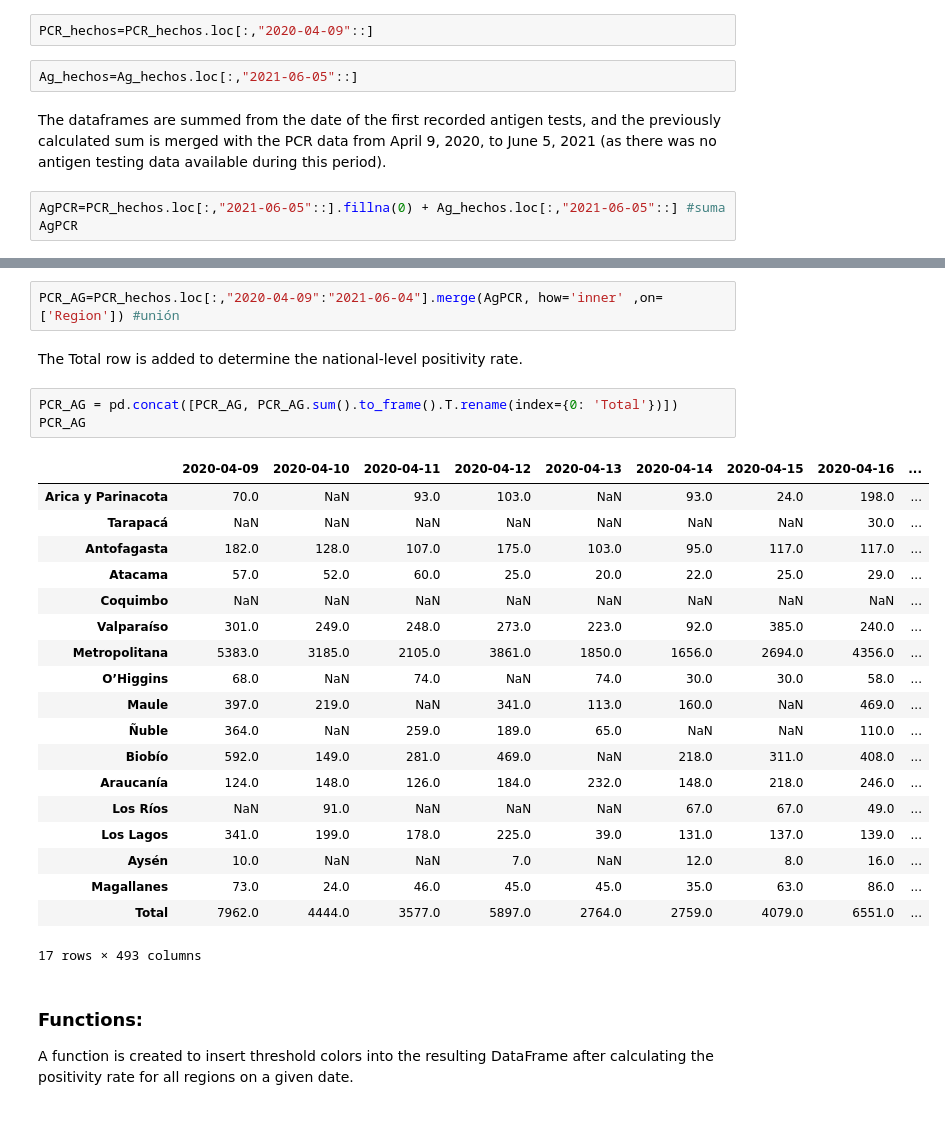
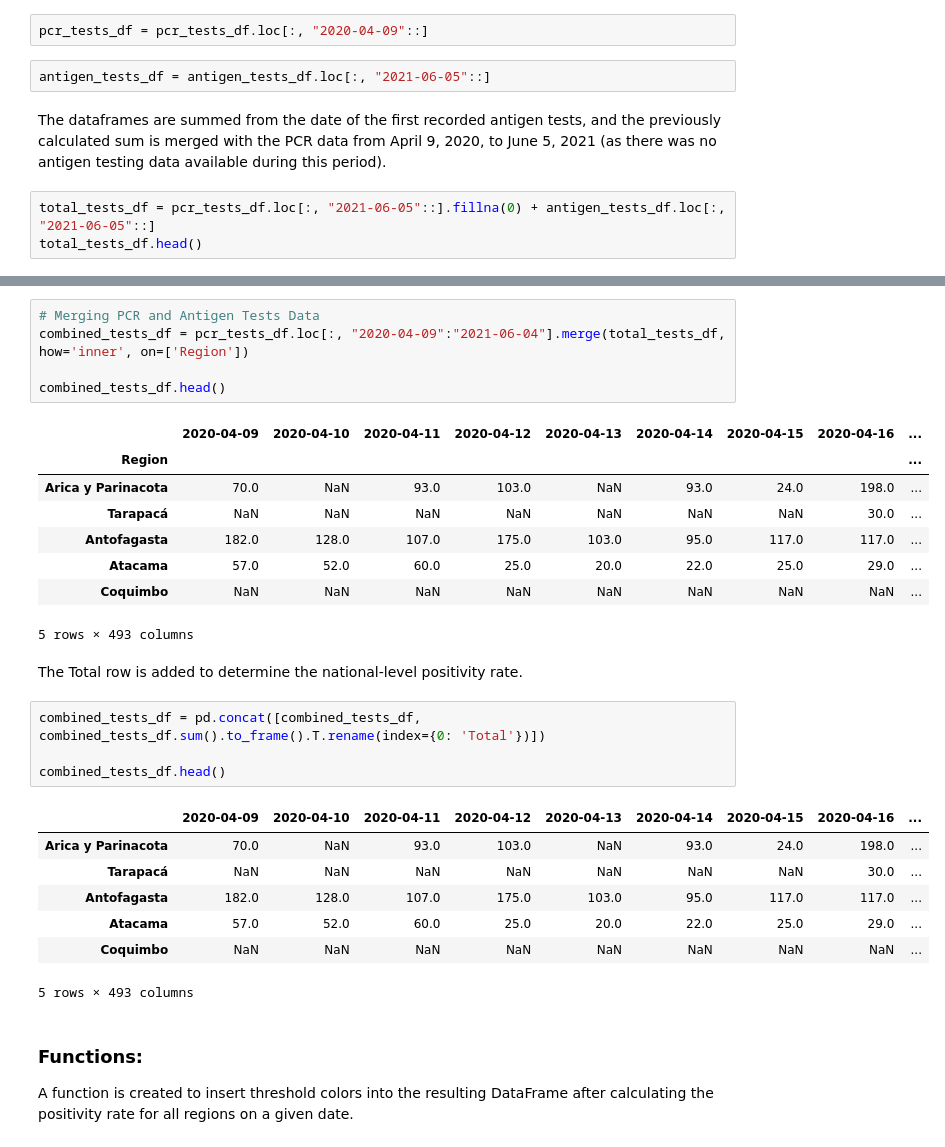
Before and after one commit to amharringthon/COVID-19-Positivity-Analysis-in-Chile, a Jupyter notebook: COVID19_Positivity_Analysis_2021.ipynb, the cells around one changed output, grey strips where cells are left out. Drawn from its saved outputs; the diff is of its cells as text; blank space fills up the shorter version.

```diff
--- a/COVID19_Positivity_Analysis_2021.ipynb
+++ b/COVID19_Positivity_Analysis_2021.ipynb
@@ -132,12 +145,12 @@ CasosT=CasosT.loc[:,"2020-03-03"::]
 # %%
-PCR_hechos=PCR_hechos.loc[:,"2020-04-09"::]
+pcr_tests_df = pcr_tests_df.loc[:, "2020-04-09"::]
 # %%
-Ag_hechos=Ag_hechos.loc[:,"2021-06-05"::]
+antigen_tests_df = antigen_tests_df.loc[:, "2021-06-05"::]
 # %% [markdown]
 The dataframes are summed from the date of the first recorded antigen tests, and the previously calculated sum is merged with the PCR data from April 9, 2020, to June 5, 2021 (as there was no antigen testing data available during this period).
 # %%
-AgPCR=PCR_hechos.loc[:,"2021-06-05"::].fillna(0) + Ag_hechos.loc[:,"2021-06-05"::] #suma
-AgPCR
+total_tests_df = pcr_tests_df.loc[:, "2021-06-05"::].fillna(0) + antigen_tests_df.loc[:, "2021-06-05"::]
+total_tests_df.head()
 # %% [output]
 |  | 2021-06-05 | 2021-06-06 | 2021-06-07 | 2021-06-08 | 2021-06-09 | 2021-06-10 | 2021-06-11 | 2021-06-12 | ... |
 | Region |  |  |  |  |  |  |  |  | ... |
@@ -161,30 +163,31 @@ AgPCR
 # %%
-PCR_AG=PCR_hechos.loc[:,"2020-04-09":"2021-06-04"].merge(AgPCR, how='inner' ,on=['Region']) #unión
+# Merging PCR and Antigen Tests Data
+combined_tests_df = pcr_tests_df.loc[:, "2020-04-09":"2021-06-04"].merge(total_tests_df, how='inner', on=['Region'])
+
+combined_tests_df.head()
+# %% [output]
+|  | 2020-04-09 | 2020-04-10 | 2020-04-11 | 2020-04-12 | 2020-04-13 | 2020-04-14 | 2020-04-15 | 2020-04-16 | ... |
+| Region |  |  |  |  |  |  |  |  | ... |
+| Arica y Parinacota | 70.0 | NaN | 93.0 | 103.0 | NaN | 93.0 | 24.0 | 198.0 | ... |
+| Tarapacá | NaN | NaN | NaN | NaN | NaN | NaN | NaN | 30.0 | ... |
+| Antofagasta | 182.0 | 128.0 | 107.0 | 175.0 | 103.0 | 95.0 | 117.0 | 117.0 | ... |
+| Atacama | 57.0 | 52.0 | 60.0 | 25.0 | 20.0 | 22.0 | 25.0 | 29.0 | ... |
+| Coquimbo | NaN | NaN | NaN | NaN | NaN | NaN | NaN | NaN | ... |
+5 rows × 493 columns
 # %% [markdown]
 The Total row is added to determine the national-level positivity rate.
 # %%
-PCR_AG = pd.concat([PCR_AG, PCR_AG.sum().to_frame().T.rename(index={0: 'Total'})])
-PCR_AG
+combined_tests_df = pd.concat([combined_tests_df, combined_tests_df.sum().to_frame().T.rename(index={0: 'Total'})])
+
+combined_tests_df.head()
 # %% [output]
 |  | 2020-04-09 | 2020-04-10 | 2020-04-11 | 2020-04-12 | 2020-04-13 | 2020-04-14 | 2020-04-15 | 2020-04-16 | ... |
 | Arica y Parinacota | 70.0 | NaN | 93.0 | 103.0 | NaN | 93.0 | 24.0 | 198.0 | ... |
 | Tarapacá | NaN | NaN | NaN | NaN | NaN | NaN | NaN | 30.0 | ... |
 | Antofagasta | 182.0 | 128.0 | 107.0 | 175.0 | 103.0 | 95.0 | 117.0 | 117.0 | ... |
 | Atacama | 57.0 | 52.0 | 60.0 | 25.0 | 20.0 | 22.0 | 25.0 | 29.0 | ... |
 | Coquimbo | NaN | NaN | NaN | NaN | NaN | NaN | NaN | NaN | ... |
-| Valparaíso | 301.0 | 249.0 | 248.0 | 273.0 | 223.0 | 92.0 | 385.0 | 240.0 | ... |
-| Metropolitana | 5383.0 | 3185.0 | 2105.0 | 3861.0 | 1850.0 | 1656.0 | 2694.0 | 4356.0 | ... |
-| O’Higgins | 68.0 | NaN | 74.0 | NaN | 74.0 | 30.0 | 30.0 | 58.0 | ... |
-| Maule | 397.0 | 219.0 | NaN | 341.0 | 113.0 | 160.0 | NaN | 469.0 | ... |
-| Ñuble | 364.0 | NaN | 259.0 | 189.0 | 65.0 | NaN | NaN | 110.0 | ... |
-| Biobío | 592.0 | 149.0 | 281.0 | 469.0 | NaN | 218.0 | 311.0 | 408.0 | ... |
-| Araucanía | 124.0 | 148.0 | 126.0 | 184.0 | 232.0 | 148.0 | 218.0 | 246.0 | ... |
-| Los Ríos | NaN | 91.0 | NaN | NaN | NaN | 67.0 | 67.0 | 49.0 | ... |
-| Los Lagos | 341.0 | 199.0 | 178.0 | 225.0 | 39.0 | 131.0 | 137.0 | 139.0 | ... |
-| Aysén | 10.0 | NaN | NaN | 7.0 | NaN | 12.0 | 8.0 | 16.0 | ... |
-| Magallanes | 73.0 | 24.0 | 46.0 | 45.0 | 45.0 | 35.0 | 63.0 | 86.0 | ... |
-| Total | 7962.0 | 4444.0 | 3577.0 | 5897.0 | 2764.0 | 2759.0 | 4079.0 | 6551.0 | ... |
-17 rows × 493 columns
+5 rows × 493 columns
 # %% [markdown]
 ### **Functions:**
 A function is created to insert threshold colors into the resulting DataFrame after calculating the positivity rate for all regions on a given date.
```
Also changed, not shown: parts of 82 cells of this notebook.
